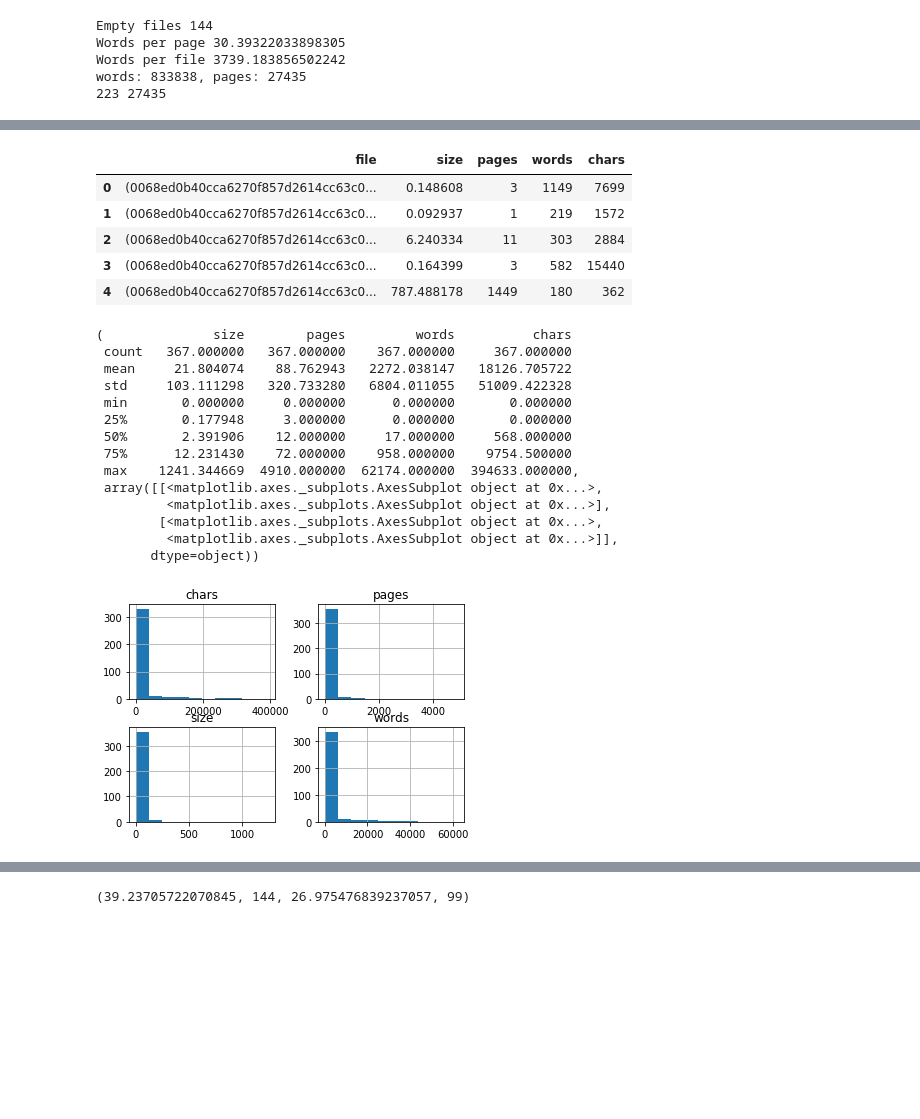
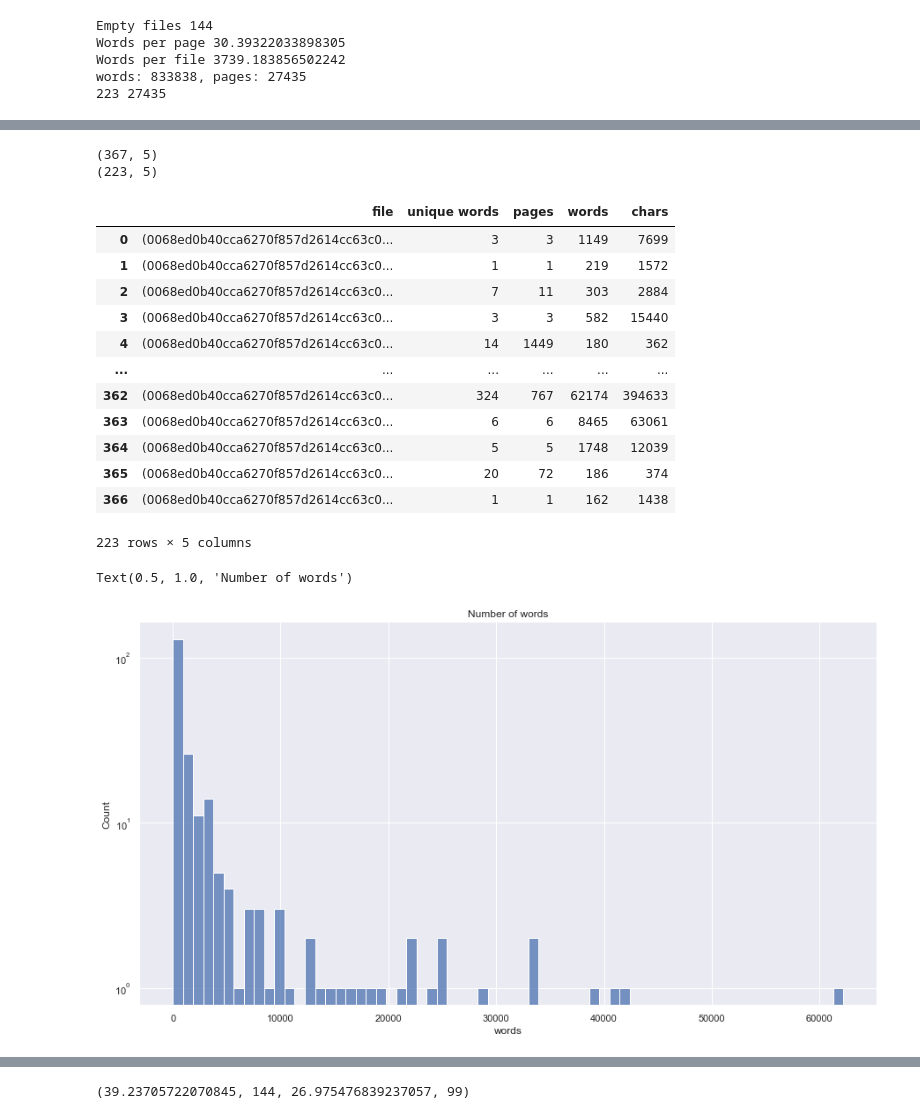
Before and after one commit to JustinBon/thesis, a Jupyter notebook: experiments/Data analysis.ipynb, the cells around one changed output, grey strips where cells are left out. Cells and saved outputs as stored; diff of their text form; code cells hidden in the pictures; blank space fills up the shorter version.

```diff
--- a/experiments/Data analysis.ipynb
+++ b/experiments/Data analysis.ipynb
@@ -6,7 +6,7 @@ import matplotlib.pyplot as plt
 import statistics
 import seaborn as sns
 import pandas as pd
-base = r'F:\Data files\Master thesis\\'
+base = r'F:\\Data files\\Master thesis\\PDFS\\'
 # %%
 unique = set([item.split('_')[0] for item in os.listdir(base)])
 
@@ -14,6 +14,18 @@ len(unique), len(os.listdir(base))
 # %% [output]
 (119, 368)
 # %%
+def countUnique(text, unique):
+    text = text.replace('\n', ' ')
+    words = text.split('\n')
+
+    for word in words:
+        if word in unique:
+            pass
+        else:
+            unique[word] = 0
+    return unique
+
+
 files = {}
 oserror = []
 readerror = []
@@ -23,7 +35,7 @@ for item in os.listdir(base):
     if os.path.isdir(base + item):
         continue
     files[item] = {}
-    files[item]['size'] = os.path.getsize(base + item)
+    files[item]['unique'] = 0
     files[item]['pages'] = 0
     files[item]['chars'] = 0
     files[item]['words'] = 0
@@ -32,12 +44,16 @@ for item in os.listdir(base):
         with open(base + item, 'rb') as f:
             reader = PyPDF2.PdfFileReader(f)
 
+            uniqueWords = {}
             for page in reader.pages:
                 text = page.extractText()
                 text = text.replace('\n', ' ')
                 files[item]['pages'] += 1
                 files[item]['chars'] += len(text)
                 files[item]['words'] += len(text.split())
+                uniqueWords = countUnique(text, uniqueWords)
+            files[item]['unique'] = len(uniqueWords)
+
 
 
     except OSError:
@@ -58,7 +74,7 @@ for item in os.listdir(base):
 
 print(len(files))
 
-print(sum([files[x]['size'] for x in files]) / len(files) / 1024**2)
+print(sum([files[x]['unique'] for x in files]) / len(files) / 1024**2)
 # %% [output]
 PdfReadWarning: Superfluous whitespace found in object header b'1' b'0' [pdf.py:1666]
 PdfReadWarning: Superfluous whitespace found in object header b'2' b'0' [pdf.py:1666]
@@ -187,36 +178,36 @@ max(size), min(size), sum(size) / len(size), statistics.stdev(size), len([x for
 # %%
 data = {
     'file' : files.keys(),
-    'size' : [files[x]['size'] / (1024 * 1024) for x in files],
+    'unique words' : [files[x]['unique'] for x in files],
     'pages' : [files[x]['pages'] for x in files],
     'words' : [files[x]['words'] for x in files],
     'chars' : [files[x]['chars'] for x in files]
 }
 
 df = pd.DataFrame.from_dict(data)
-df.head()
+print(df.shape)
+
+dfClean = df.drop(df[df.words == 0].index)
+print(dfClean.shape)
+dfClean
 # %% [output]
+(367, 5)
+(223, 5)
-|  | file | size | pages | words | chars |
-| 0 | (0068ed0b40cca6270f857d2614cc63c0... | 0.148608 | 3 | 1149 | 7699 |
-| 1 | (0068ed0b40cca6270f857d2614cc63c0... | 0.092937 | 1 | 219 | 1572 |
-| 2 | (0068ed0b40cca6270f857d2614cc63c0... | 6.240334 | 11 | 303 | 2884 |
-| 3 | (0068ed0b40cca6270f857d2614cc63c0... | 0.164399 | 3 | 582 | 15440 |
-| 4 | (0068ed0b40cca6270f857d2614cc63c0... | 787.488178 | 1449 | 180 | 362 |
+|  | file | unique words | pages | words | chars |
+| 0 | (0068ed0b40cca6270f857d2614cc63c0... | 3 | 3 | 1149 | 7699 |
+| 1 | (0068ed0b40cca6270f857d2614cc63c0... | 1 | 1 | 219 | 1572 |
+| 2 | (0068ed0b40cca6270f857d2614cc63c0... | 7 | 11 | 303 | 2884 |
+| 3 | (0068ed0b40cca6270f857d2614cc63c0... | 3 | 3 | 582 | 15440 |
+| 4 | (0068ed0b40cca6270f857d2614cc63c0... | 14 | 1449 | 180 | 362 |
+| ... | ... | ... | ... | ... | ... |
+| 362 | (0068ed0b40cca6270f857d2614cc63c0... | 324 | 767 | 62174 | 394633 |
+| 363 | (0068ed0b40cca6270f857d2614cc63c0... | 6 | 6 | 8465 | 63061 |
+| 364 | (0068ed0b40cca6270f857d2614cc63c0... | 5 | 5 | 1748 | 12039 |
+| 365 | (0068ed0b40cca6270f857d2614cc63c0... | 20 | 72 | 186 | 374 |
+| 366 | (0068ed0b40cca6270f857d2614cc63c0... | 1 | 1 | 162 | 1438 |
+223 rows × 5 columns
-# %%
-df.describe(), df.hist()
-# %% [output]
-(              size        pages         words          chars
- count   367.000000   367.000000    367.000000     367.000000
- mean     21.804074    88.762943   2272.038147   18126.705722
- std     103.111298   320.733280   6804.011055   51009.422328
- min       0.000000     0.000000      0.000000       0.000000
- 25%       0.177948     3.000000      0.000000       0.000000
- 50%       2.391906    12.000000     17.000000     568.000000
- 75%      12.231430    72.000000    958.000000    9754.500000
- max    1241.344669  4910.000000  62174.000000  394633.000000,
- array([[<matplotlib.axes._subplots.AxesSubplot object at 0x...>,
-         <matplotlib.axes._subplots.AxesSubplot object at 0x...>],
-        [<matplotlib.axes._subplots.AxesSubplot object at 0x...>,
-         <matplotlib.axes._subplots.AxesSubplot object at 0x...>]],
-       dtype=object))
-[figure, removed]
+# %%
+sns.histplot(dfClean['words'], log_scale=(False, True)).set_title('Number of words')
+# %% [output]
+Text(0.5, 1.0, 'Number of words')
+[figure, added]
```
Also changed, not shown: parts of 14 cells of this notebook, 1 other file.
